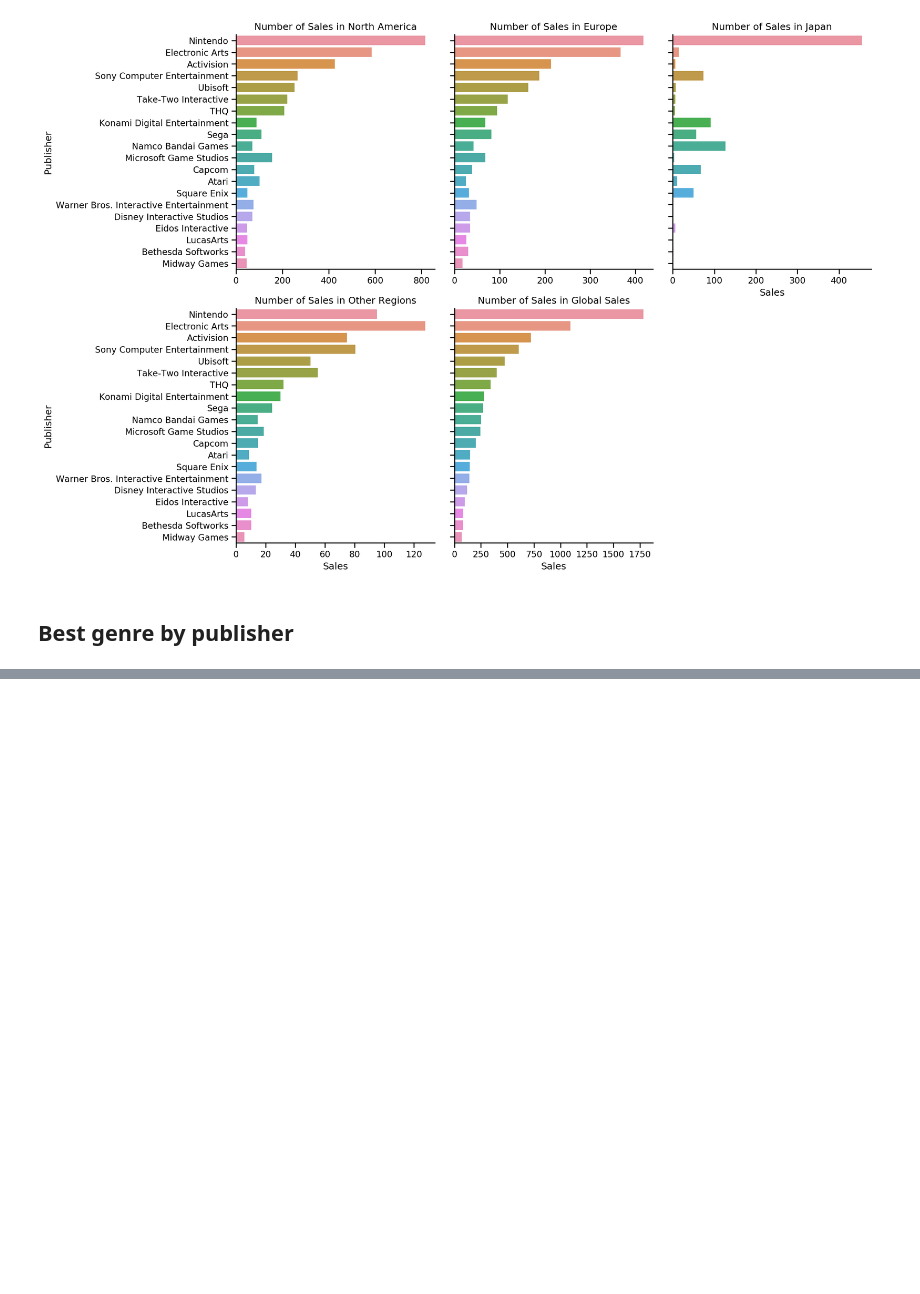
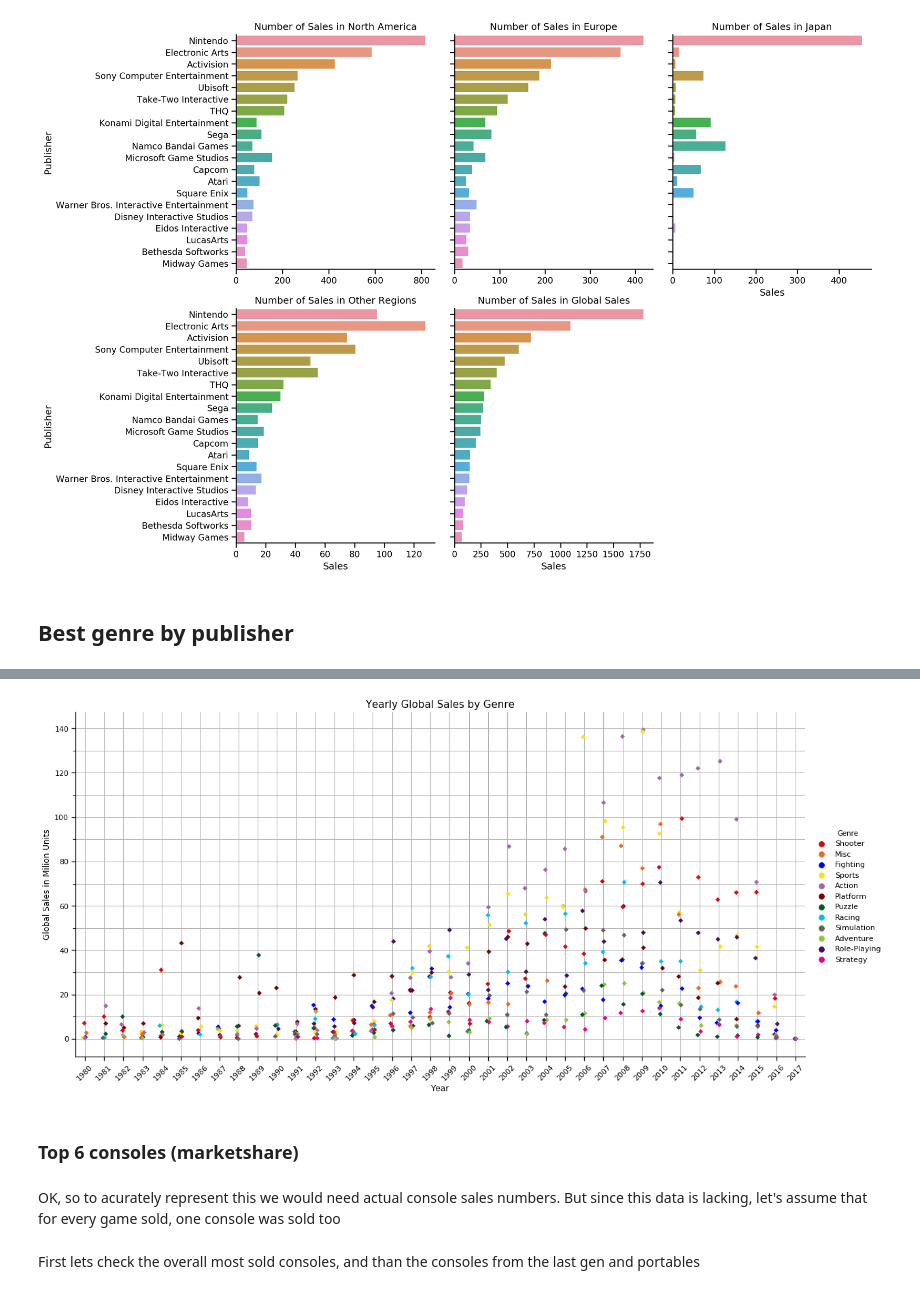
Before and after one commit to ramonrcn/Videogame-Sales, a Jupyter notebook: Videgame sales EDA.ipynb, the cells around one changed output, grey strips where cells are left out. Saved outputs shown, nothing was run; the diff lists cells and outputs as text; code cells hidden in the pictures; blank space fills up the shorter version.

```diff
--- a/Videgame sales EDA.ipynb
+++ b/Videgame sales EDA.ipynb
@@ -495,0 +613,20 @@ with sns.plotting_context('notebook'):
+# %%
+# This is kinda hard to see, but i think its the best plot that i could came up with,
+#please feel free to modify and represent the information in some other way!
+
+f = sns.catplot(data=gby, y='Global_Sales', x='Year', hue = 'Genre', orient='v', kind= 'strip', aspect=2, height=8,
+                dodge=False, marker='D', palette=clrz)
+plt.grid(axis='both',which='both')
+plt.xticks(rotation=45)
+f.ax.set_yticks([10,30,50,70,90,110,130], minor=True)
+plt.ylabel('Global Sales in Milion Units')
+plt.title('Yearly Global Sales by Genre', fontdict={'fontsize':15})
+plt.show()
+# %% [output]
+[figure, added]
+# %% [markdown]
+### Top 6 consoles (marketshare)
+# %% [markdown]
+OK, so to acurately represent this we would need actual console sales numbers. But since this data is lacking, let's assume that for every game sold, one console was sold too
+# %% [markdown]
+First lets check the overall most sold consoles, and than the consoles from the last gen and portables
```
Also changed, not shown: parts of 40 cells of this notebook.
